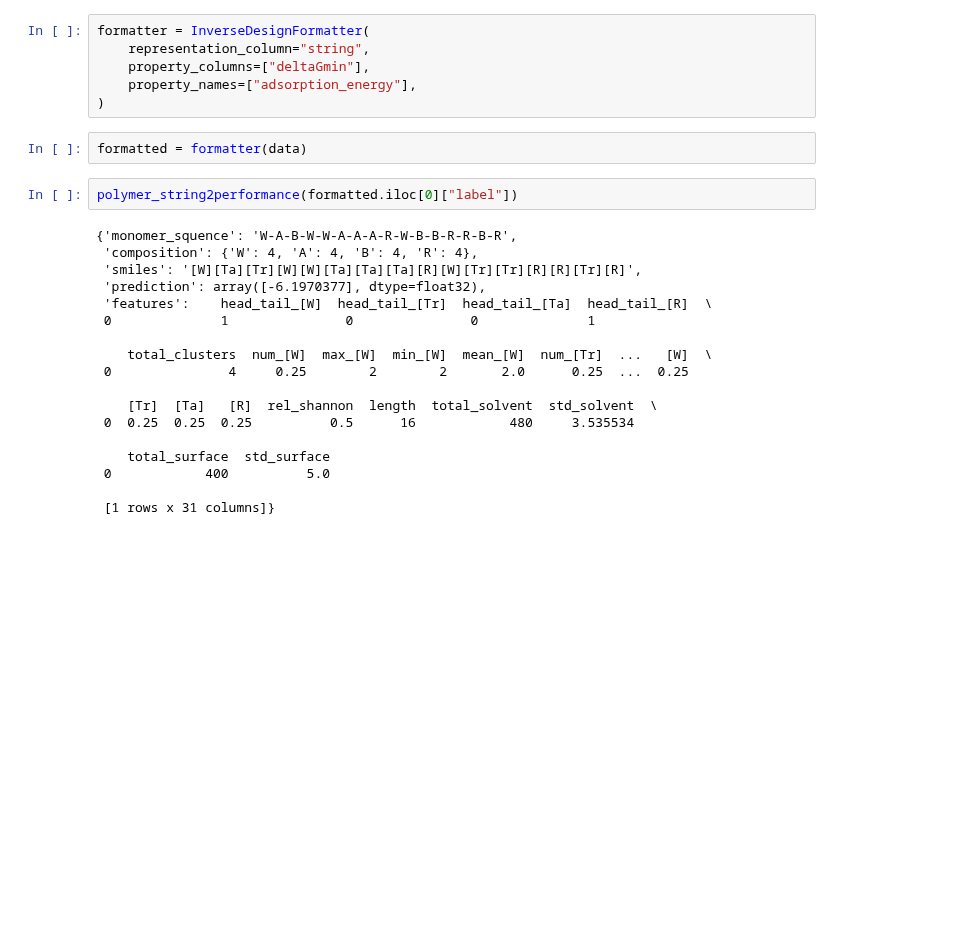
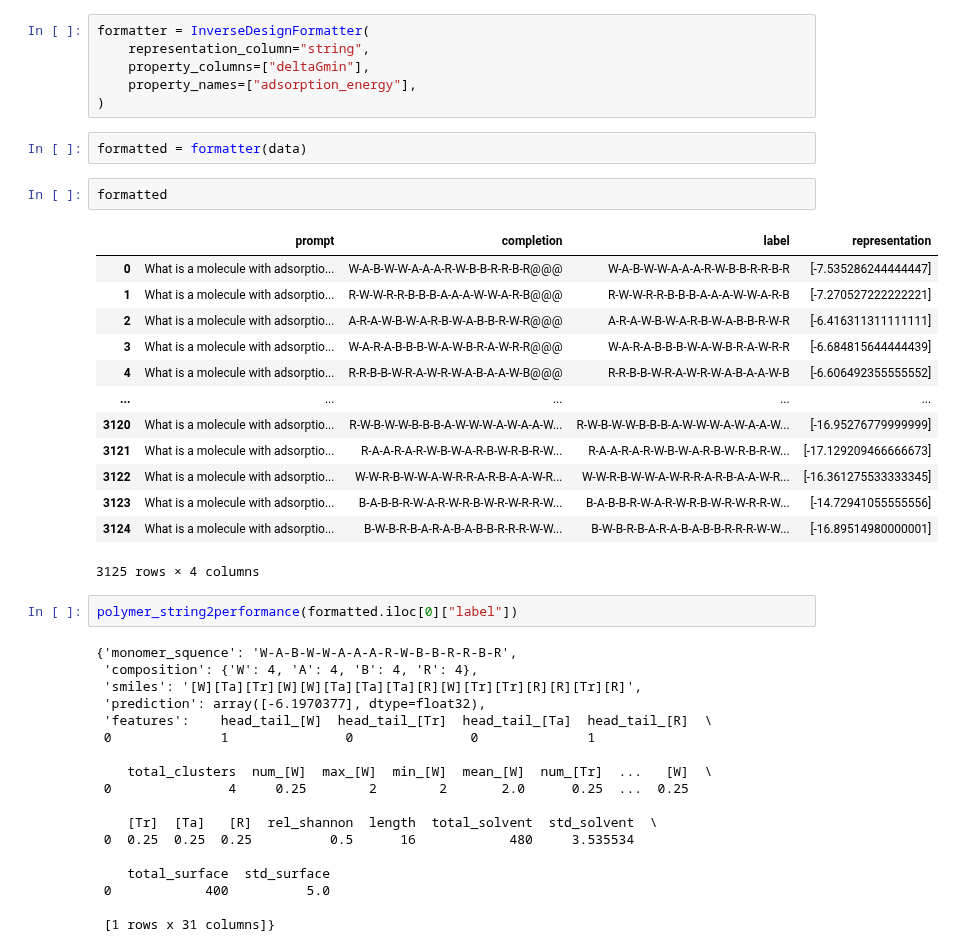
Before and after one commit to kjappelbaum/gptchem, a Jupyter notebook: experiments/05_inverse/polymers/development.ipynb, the cells around one changed output. Drawn from its saved outputs; the diff is of its cells as text; blank space fills up the shorter version.

```diff
--- a/experiments/05_inverse/polymers/development.ipynb
+++ b/experiments/05_inverse/polymers/development.ipynb
@@ -17,6 +17,22 @@ formatter = InverseDesignFormatter(
 )
 # %%
 formatted = formatter(data)
+# %%
+formatted
+# %% [output]
+|  | prompt | completion | label | representation |
+| 0 | What is a molecule with adsorptio... | W-A-B-W-W-A-A-A-R-W-B-B-R-R-B-R@@@ | W-A-B-W-W-A-A-A-R-W-B-B-R-R-B-R | [-7.535286244444447] |
+| 1 | What is a molecule with adsorptio... | R-W-W-R-R-B-B-B-A-A-A-W-W-A-R-B@@@ | R-W-W-R-R-B-B-B-A-A-A-W-W-A-R-B | [-7.270527222222221] |
+| 2 | What is a molecule with adsorptio... | A-R-A-W-B-W-A-R-B-W-A-B-B-R-W-R@@@ | A-R-A-W-B-W-A-R-B-W-A-B-B-R-W-R | [-6.416311311111111] |
+| 3 | What is a molecule with adsorptio... | W-A-R-A-B-B-B-W-A-W-B-R-A-W-R-R@@@ | W-A-R-A-B-B-B-W-A-W-B-R-A-W-R-R | [-6.684815644444439] |
+| 4 | What is a molecule with adsorptio... | R-R-B-B-W-R-A-W-R-W-A-B-A-A-W-B@@@ | R-R-B-B-W-R-A-W-R-W-A-B-A-A-W-B | [-6.606492355555552] |
+| ... | ... | ... | ... | ... |
+| 3120 | What is a molecule with adsorptio... | R-W-B-W-W-B-B-B-A-W-W-W-A-W-A-A-W... | R-W-B-W-W-B-B-B-A-W-W-W-A-W-A-A-W... | [-16.95276779999999] |
+| 3121 | What is a molecule with adsorptio... | R-A-A-R-A-R-W-B-W-A-R-B-W-R-B-R-W... | R-A-A-R-A-R-W-B-W-A-R-B-W-R-B-R-W... | [-17.129209466666673] |
+| 3122 | What is a molecule with adsorptio... | W-W-R-B-W-W-A-W-R-R-A-R-B-A-A-W-R... | W-W-R-B-W-W-A-W-R-R-A-R-B-A-A-W-R... | [-16.361275533333345] |
+| 3123 | What is a molecule with adsorptio... | B-A-B-B-R-W-A-R-W-R-B-W-R-W-R-R-W... | B-A-B-B-R-W-A-R-W-R-B-W-R-W-R-R-W... | [-14.72941055555556] |
+| 3124 | What is a molecule with adsorptio... | B-W-B-R-B-A-R-A-B-A-B-B-R-R-R-W-W... | B-W-B-R-B-A-R-A-B-A-B-B-R-R-R-W-W... | [-16.89514980000001] |
+3125 rows × 4 columns
 # %%
 polymer_string2performance(formatted.iloc[0]["label"])
 # %% [output]
```
Also changed, not shown: parts of 3 cells of this notebook, 6 other files.
